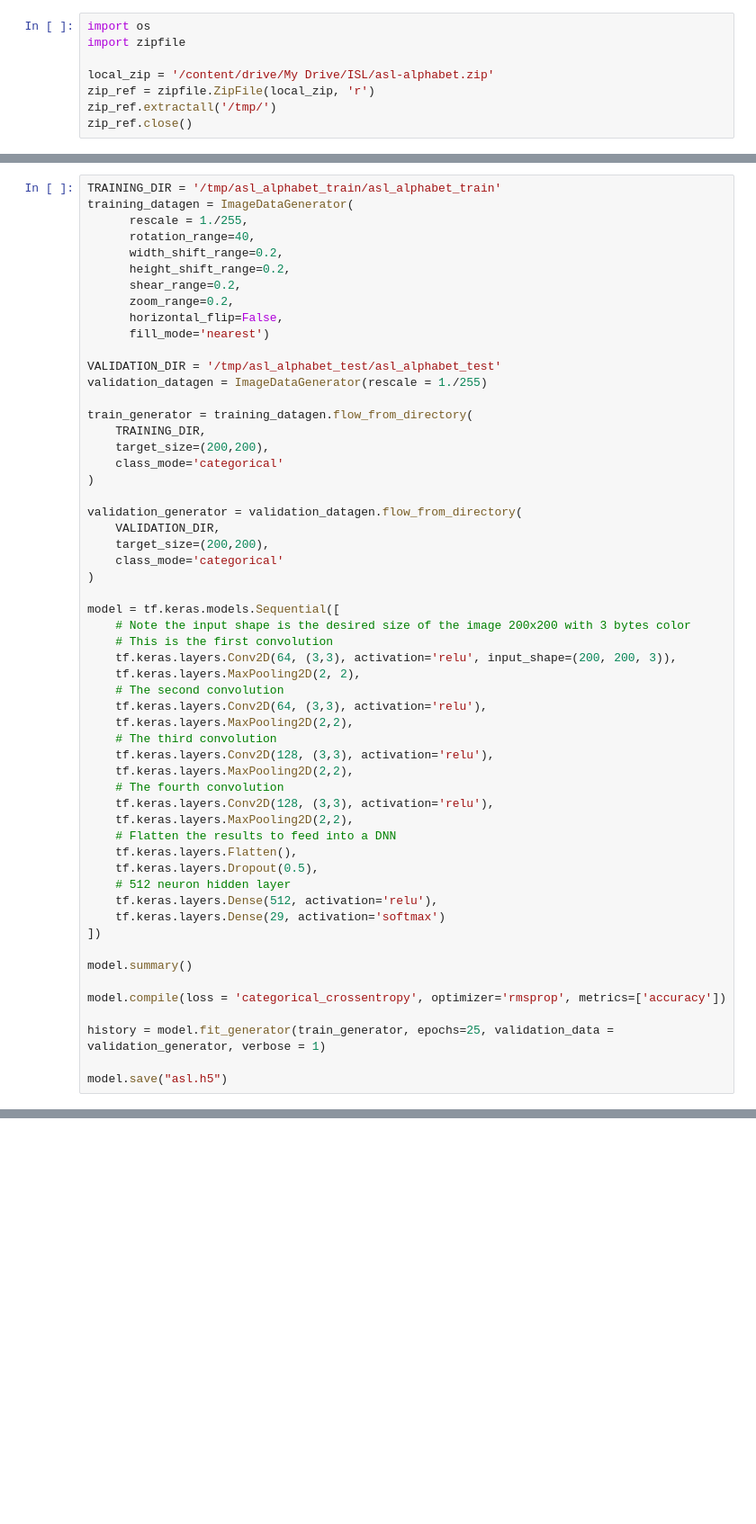
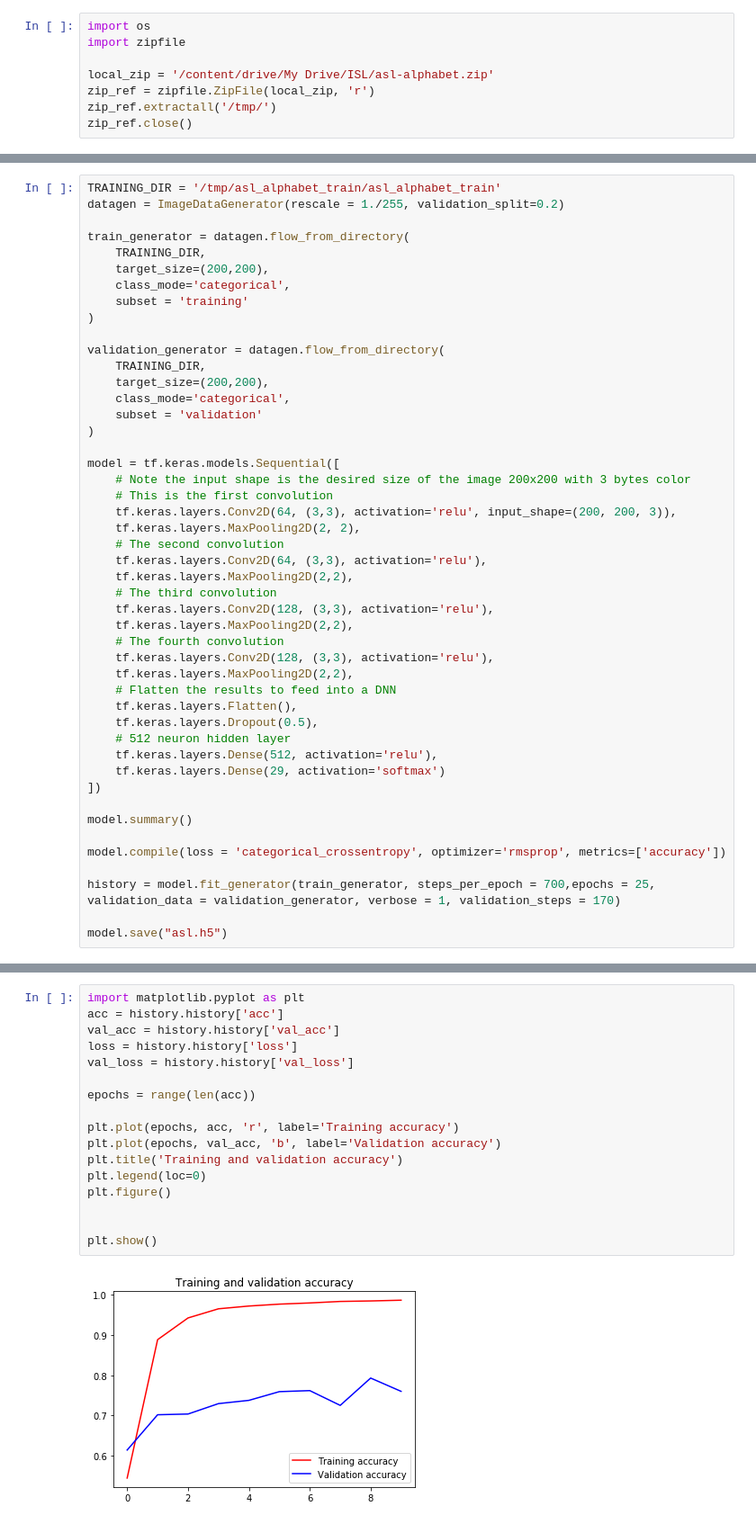
Before and after one commit to bismillahkani/ISL-CV-Team3, a Jupyter notebook: ASL_Deep_Learning.ipynb, the cells around one changed output, grey strips where cells are left out. Shown at 90% size. Saved outputs shown, nothing was run; the diff lists cells and outputs as text; blank space fills up the shorter version.

```diff
--- a/ASL_Deep_Learning.ipynb
+++ b/ASL_Deep_Learning.ipynb
@@ -25,29 +28,20 @@ The default version of TensorFlow in Colab will soon switch to TensorFlow 2.x.
 We recommend you upgrade now or ensure your notebook will continue to use TensorFlow 1.x via the %tensorflow_version 1.x magic: more info.
 # %%
 TRAINING_DIR = '/tmp/asl_alphabet_train/asl_alphabet_train'
-training_datagen = ImageDataGenerator(
-      rescale = 1./255,
-	  rotation_range=40,
-      width_shift_range=0.2,
-      height_shift_range=0.2,
-      shear_range=0.2,
-      zoom_range=0.2,
-      horizontal_flip=False,
-      fill_mode='nearest')
+datagen = ImageDataGenerator(rescale = 1./255, validation_split=0.2)
 
-VALIDATION_DIR = '/tmp/asl_alphabet_test/asl_alphabet_test'
-validation_datagen = ImageDataGenerator(rescale = 1./255)
-
-train_generator = training_datagen.flow_from_directory(
+train_generator = datagen.flow_from_directory(
     TRAINING_DIR,
     target_size=(200,200),
-    class_mode='categorical'
+    class_mode='categorical',
+    subset = 'training'
 )
 
-validation_generator = validation_datagen.flow_from_directory(
-    VALIDATION_DIR,
+validation_generator = datagen.flow_from_directory(
+    TRAINING_DIR,
     target_size=(200,200),
-    class_mode='categorical'
+    class_mode='categorical',
+    subset = 'validation'
 )
 
 model = tf.keras.models.Sequential([
@@ -76,7 +70,7 @@ model.summary()
 
 model.compile(loss = 'categorical_crossentropy', optimizer='rmsprop', metrics=['accuracy'])
 
-history = model.fit_generator(train_generator, epochs=25, validation_data = validation_generator, verbose = 1)
+history = model.fit_generator(train_generator, steps_per_epoch = 700,epochs = 25, validation_data = validation_generator, verbose = 1, validation_steps = 170)
 
 model.save("asl.h5")
 # %% [output]
@@ -99,0 +94,19 @@ Epoch 1/25
+# %%
+import matplotlib.pyplot as plt
+acc = history.history['acc']
+val_acc = history.history['val_acc']
+loss = history.history['loss']
+val_loss = history.history['val_loss']
+
+epochs = range(len(acc))
+
+plt.plot(epochs, acc, 'r', label='Training accuracy')
+plt.plot(epochs, val_acc, 'b', label='Validation accuracy')
+plt.title('Training and validation accuracy')
+plt.legend(loc=0)
+plt.figure()
+
+
+plt.show()
+# %% [output]
+[figure, added]
```
Also changed, not shown: parts of 5 cells of this notebook.
